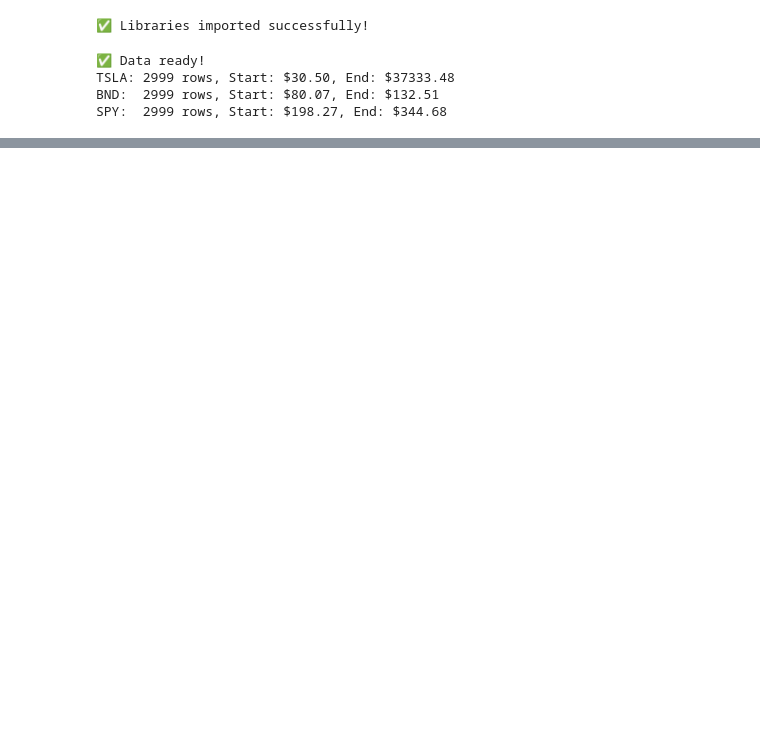
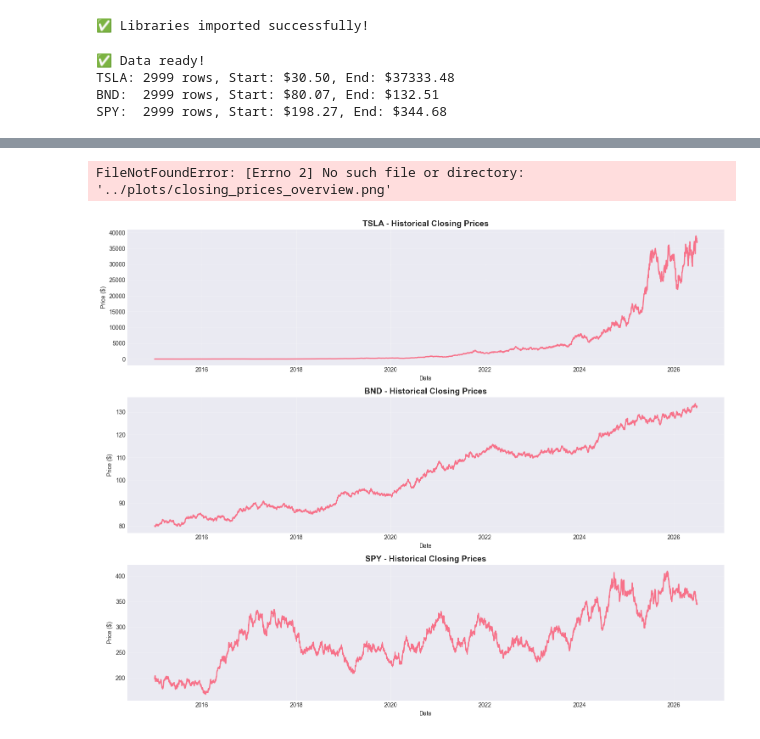
Before and after one commit to Elda-dere/portfolio-optimization, a Jupyter notebook: notebooks/Task1_EDA.ipynb, the cells around one changed output, grey strips where cells are left out. Saved outputs shown, nothing was run; the diff lists cells and outputs as text; code cells hidden in the pictures; blank space fills up the shorter version.

Commit message:
Add notebook with embedded plots

```diff
--- a/notebooks/Task1_EDA.ipynb
+++ b/notebooks/Task1_EDA.ipynb
@@ -118,0 +117,9 @@ SPY: 0 missing values (0.00%)
+# %%
+print("=" * 60)
+print("DATA QUALITY REPORT")
+print("=" * 60)
+
+for ticker, df in data.items():
+    missing = df.isnull().sum().sum()
+    pct = (missing / df.size) * 100
+    print(f"{ticker}: {missing} missing values ({pct:.2f}%)")
@@ -118,0 +133,8 @@ SPY: 0 missing values (0.00%)
+# %%
+print("="*60)
+print("DESCRIPTIVE STATISTICS")
+print("="*60)
+
+for ticker, df in data.items():
+    print(f"\n📊 {ticker} - Closing Prices")
+    print(df['Close'].describe())
@@ -118,0 +159,15 @@ SPY: 0 missing values (0.00%)
+# %%
+fig, axes = plt.subplots(3,1, figsize=(15,12))
+for idx, ticker in enumerate(['TSLA','BND','SPY']):
+    ax = axes[idx]
+    ax.plot(data[ticker].index, data[ticker]['Close'], linewidth=2)
+    ax.set_title(f'{ticker} - Historical Closing Prices', fontsize=14, fontweight='bold')
+    ax.set_xlabel('Date')
+    ax.set_ylabel('Price ($)')
+    ax.grid(True, alpha=0.3)
+plt.tight_layout()
+plt.savefig('../plots/closing_prices_overview.png', dpi=300, bbox_inches='tight')
+plt.show()
+# %% [output]
+FileNotFoundError: [Errno 2] No such file or directory: '../plots/closing_prices_overview.png'
+[figure, added]
```
Also changed, not shown: parts of 9 cells of this notebook.
